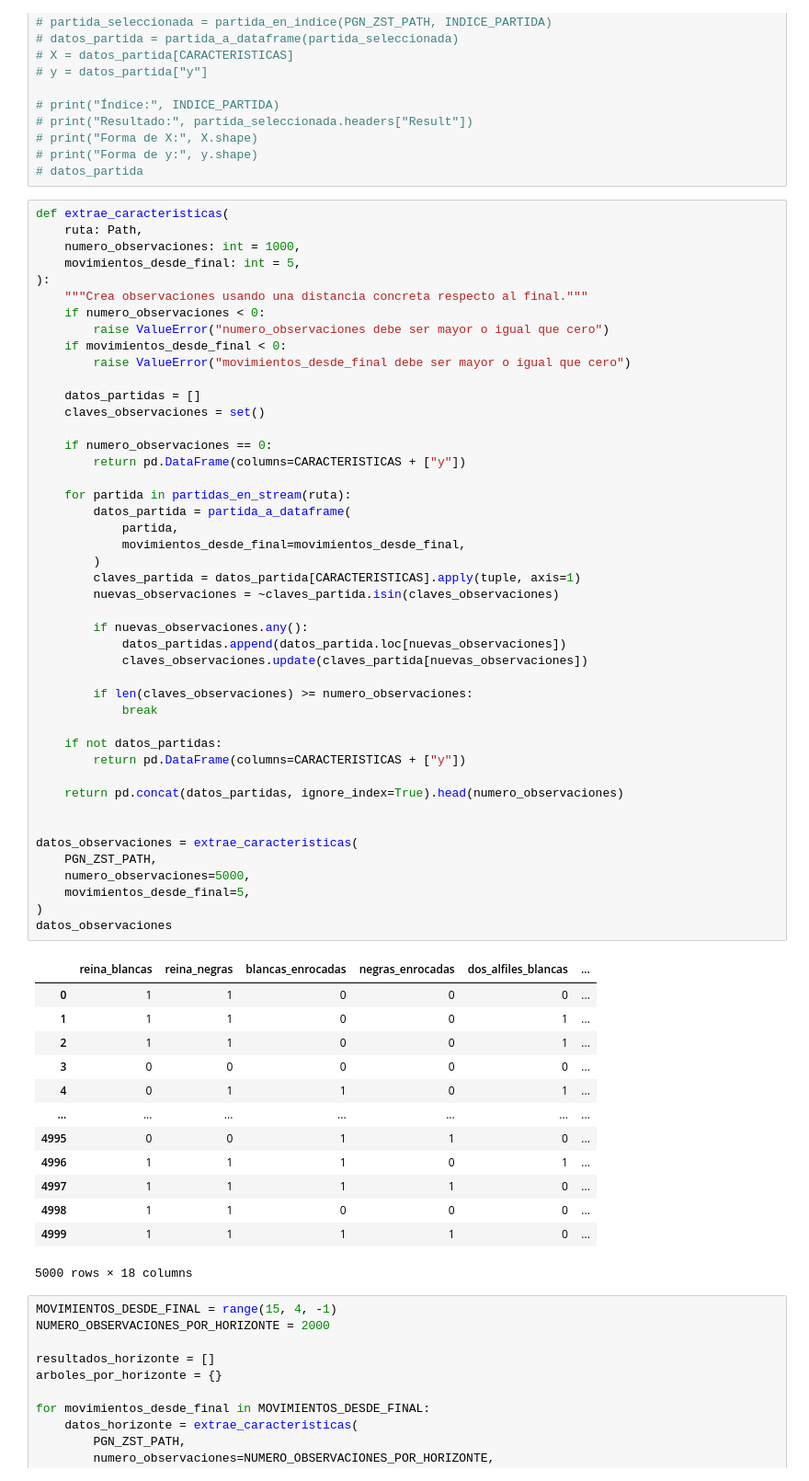
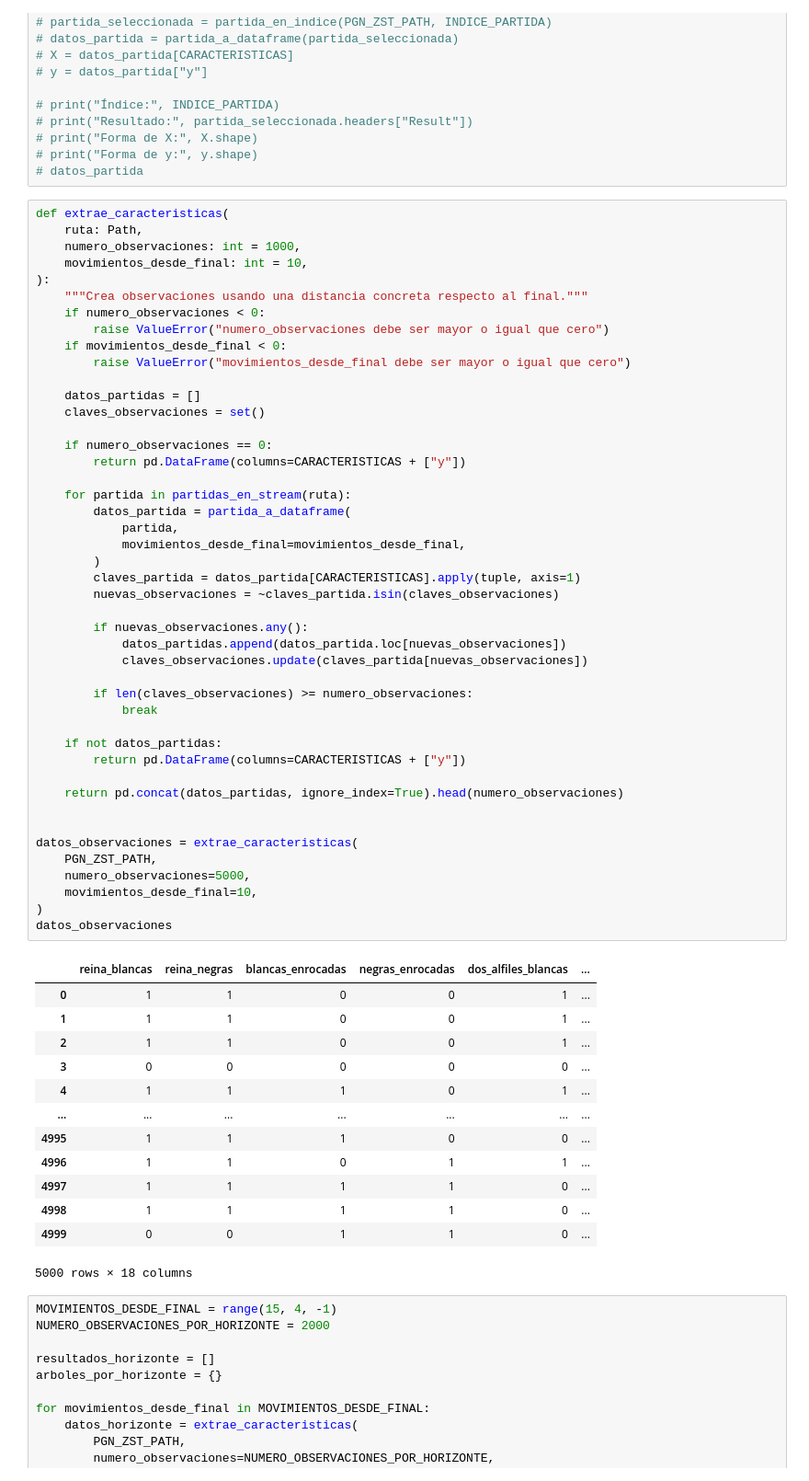
Before and after one commit to hbuelta/Decision-Trees-chess-, a Jupyter notebook: decision_tree_chess.ipynb, the cells around one changed output. Shown at 92% size. Saved outputs shown, nothing was run; the diff lists cells and outputs as text.

```diff
--- a/decision_tree_chess.ipynb
+++ b/decision_tree_chess.ipynb
@@ -267,7 +267,7 @@ def partida_a_dataframe(partida: chess.pgn.Game, movimientos_desde_final: int =
 def extrae_caracteristicas(
     ruta: Path,
     numero_observaciones: int = 1000,
-    movimientos_desde_final: int = 5,
+    movimientos_desde_final: int = 10,
 ):
     """Crea observaciones usando una distancia concreta respecto al final."""
     if numero_observaciones < 0:
@@ -282,45 +282,45 @@ def extrae_caracteristicas(
         return pd.DataFrame(columns=CARACTERISTICAS + ["y"])
 
     for partida in partidas_en_stream(ruta):
         datos_partida = partida_a_dataframe(
             partida,
             movimientos_desde_final=movimientos_desde_final,
         )
         claves_partida = datos_partida[CARACTERISTICAS].apply(tuple, axis=1)
         nuevas_observaciones = ~claves_partida.isin(claves_observaciones)
 
         if nuevas_observaciones.any():
             datos_partidas.append(datos_partida.loc[nuevas_observaciones])
             claves_observaciones.update(claves_partida[nuevas_observaciones])
 
         if len(claves_observaciones) >= numero_observaciones:
             break
 
     if not datos_partidas:
         return pd.DataFrame(columns=CARACTERISTICAS + ["y"])
 
     return pd.concat(datos_partidas, ignore_index=True).head(numero_observaciones)
 
 
 datos_observaciones = extrae_caracteristicas(
     PGN_ZST_PATH,
     numero_observaciones=5000,
-    movimientos_desde_final=5,
+    movimientos_desde_final=10,
 )
 datos_observaciones
 # %% [output]
 |  | reina_blancas | reina_negras | blancas_enrocadas | negras_enrocadas | dos_alfiles_blancas | ... |
-| 0 | 1 | 1 | 0 | 0 | 0 | ... |
+| 0 | 1 | 1 | 0 | 0 | 1 | ... |
 | 1 | 1 | 1 | 0 | 0 | 1 | ... |
 | 2 | 1 | 1 | 0 | 0 | 1 | ... |
 | 3 | 0 | 0 | 0 | 0 | 0 | ... |
-| 4 | 0 | 1 | 1 | 0 | 1 | ... |
+| 4 | 1 | 1 | 1 | 0 | 1 | ... |
 | ... | ... | ... | ... | ... | ... | ... |
-| 4995 | 0 | 0 | 1 | 1 | 0 | ... |
-| 4996 | 1 | 1 | 1 | 0 | 1 | ... |
+| 4995 | 1 | 1 | 1 | 0 | 0 | ... |
+| 4996 | 1 | 1 | 0 | 1 | 1 | ... |
 | 4997 | 1 | 1 | 1 | 1 | 0 | ... |
-| 4998 | 1 | 1 | 0 | 0 | 0 | ... |
-| 4999 | 1 | 1 | 1 | 1 | 0 | ... |
+| 4998 | 1 | 1 | 1 | 1 | 0 | ... |
+| 4999 | 0 | 0 | 1 | 1 | 0 | ... |
 5000 rows × 18 columns
 # %%
 MOVIMIENTOS_DESDE_FINAL = range(15, 4, -1)
```
Also changed, not shown: parts of 4 cells of this notebook, 2 other files.
